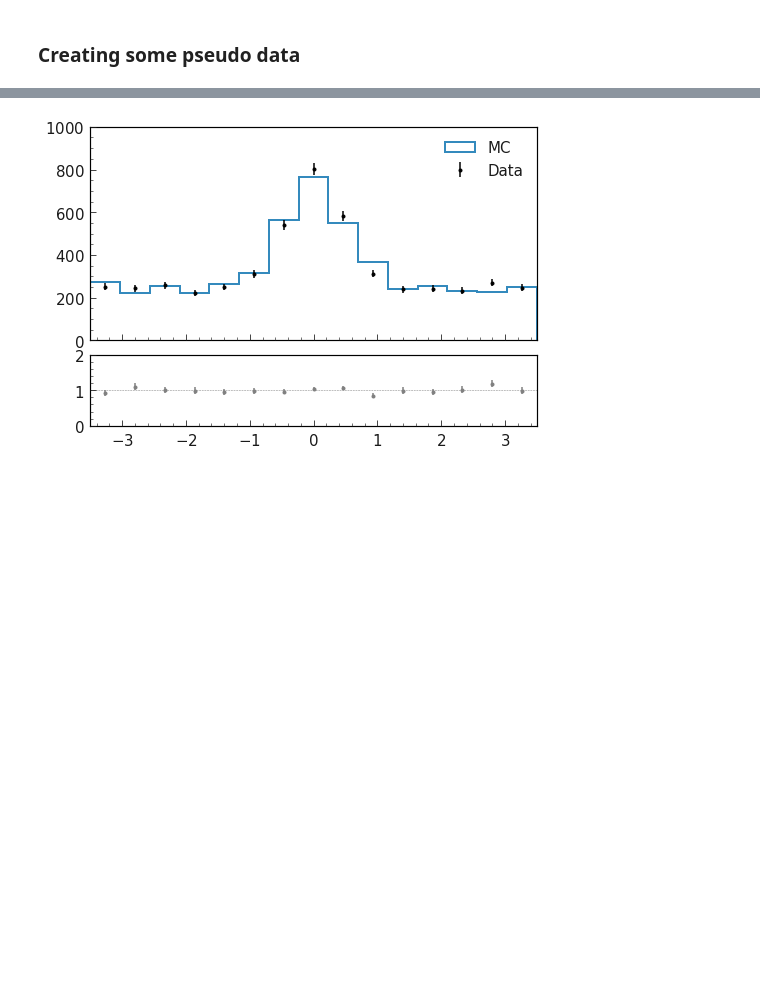
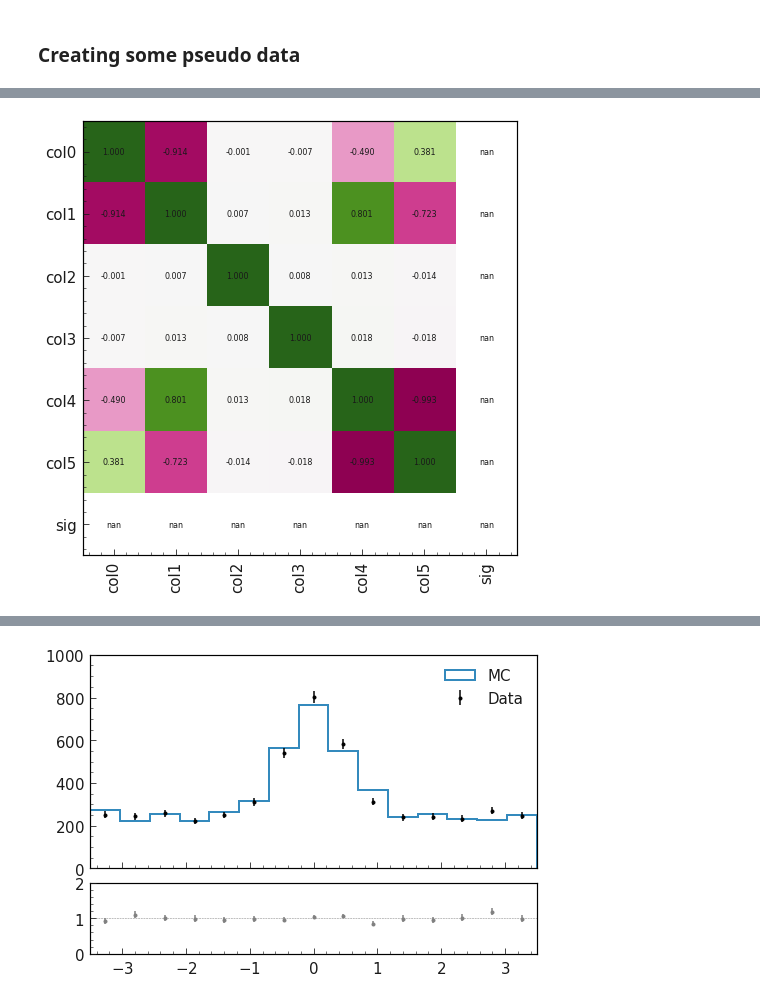
Before and after one commit to simonUU/b2plot, a Jupyter notebook: examples/Introduction.ipynb, the cells around one changed output, grey strips where cells are left out. Drawn from its saved outputs; the diff is of its cells as text; code cells hidden in the pictures; blank space fills up the shorter version.

```diff
--- a/examples/Introduction.ipynb
+++ b/examples/Introduction.ipynb
@@ -37,0 +85,27 @@ from b2plot.analysis import data_mc_ratio, plot_flatness, profile
+# %%
+def draw_correlation_matrix(df, labels=None, size=8, fontsize=8, pdf=None):
+
+    assert isinstance(df, pd.DataFrame), 'Argument of wrong type!'
+
+    if labels is None:
+        labels = df.columns
+
+#     Style().create_figure(width=size)
+    fig, ax = plt.subplots(figsize=[size,size])
+    m = df.corr().values
+    plt.imshow(m, clim=(-1, 1),  interpolation = 'nearest', cmap='PiYG')
+#     plt.colorbar()
+
+    nvars = len(df.columns)
+
+    for i in range(nvars):
+        for j in range(nvars):
+            plt.text(i, j, "%.3f" % m[i][j], fontsize=fontsize, va='center', ha='center',)
+
+    ax.set_yticklabels([None]+list(labels))
+    plt.xticks(range(nvars), labels, rotation=90)#,fontsize=fontsize)
+#     plt.yticks(range(nvars), labels,)#  fontsize=fontsize)
+# %%
+draw_correlation_matrix(df2[df2.sig==1])
+# %% [output]
+[figure, added]
```
Also changed, not shown: parts of 18 cells of this notebook, 5 other files.
